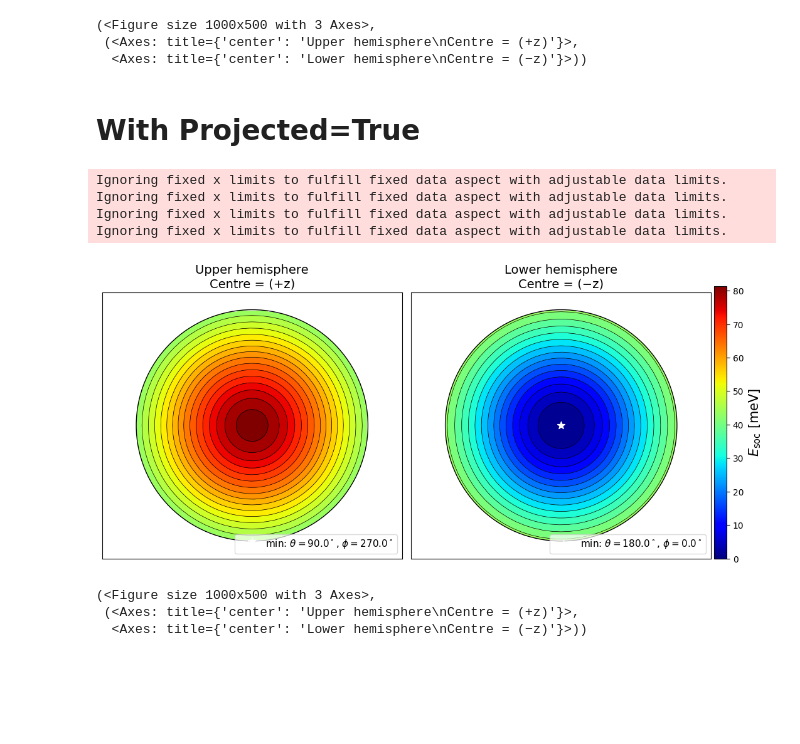
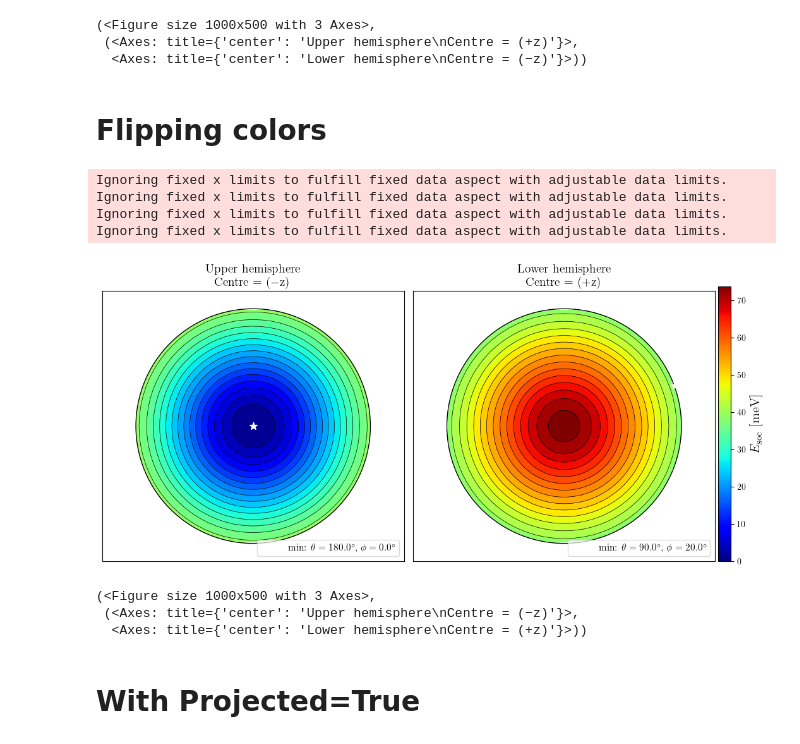
Before and after one commit to RuneEkman/DFT-project-2026, a Jupyter notebook: MnTe2/MnTe2_soc_non_self_cons.ipynb, the cells around one changed output. Cells and saved outputs as stored; diff of their text form; code cells hidden in the pictures; blank space fills up the shorter version.

Commit message:
convergence tests and circleplots

```diff
--- a/MnTe2/MnTe2_soc_non_self_cons.ipynb
+++ b/MnTe2/MnTe2_soc_non_self_cons.ipynb
@@ -69,3 +76,5 @@ Ignoring fixed x limits to fulfill fixed data aspect with adjustable data limits
 (<Figure size 1000x500 with 3 Axes>,
  (<Axes: title={'center': 'Upper hemisphere\nCentre = (+z)'}>,
   <Axes: title={'center': 'Lower hemisphere\nCentre = (−z)'}>))
+# %% [markdown]
+# Flipping colors
@@ -71,0 +453,9 @@ Ignoring fixed x limits to fulfill fixed data aspect with adjustable data limits
+# %%
+# First, load both datasets and find the global minimum
+upper = np.load('SOC_circle_normal.npz') #Upper hemisphere
+lower = np.load('SOC_circle_opposite.npz') #Lower hemisphere
+
+
+global_emin = min(np.min(upper['soc']), np.min(lower['soc']))
+global_emax_mev = max(np.max(upper['soc']) - global_emin,
+                      np.max(lower['soc']) - global_emin) * 1e3
@@ -72,28 +467,36 @@ Ignoring fixed x limits to fulfill fixed data aspect with adjustable data limits
+# %%
+lol_plot_circle_2_subplots(
+        'SOC_circle_opposite.npz',
+    'SOC_circle_normal.npz',
+    name='MnTe2_combined_soc_plots.pdf',
+    global_emin=global_emin,  # or set to a common reference
+    global_emax=global_emax_mev     # or set to a common max for both
+)
+# %% [output]
+Ignoring fixed x limits to fulfill fixed data aspect with adjustable data limits.
+Ignoring fixed x limits to fulfill fixed data aspect with adjustable data limits.
+Ignoring fixed x limits to fulfill fixed data aspect with adjustable data limits.
+Ignoring fixed x limits to fulfill fixed data aspect with adjustable data limits.
+[figure, added]
+(<Figure size 1000x500 with 3 Axes>,
+ (<Axes: title={'center': 'Upper hemisphere\nCentre = (−z)'}>,
+  <Axes: title={'center': 'Lower hemisphere\nCentre = (+z)'}>))
 # %% [markdown]
 # With Projected=True
 # %%
-upper = np.load('SOC_circle_normal_project_True.npz') #Upper hemisphere
-lower = np.load('SOC_circle_opposite_project_True.npz') #Lower hemisphere
+# upper = np.load('SOC_circle_normal_project_True.npz') #Upper hemisphere
+# lower = np.load('SOC_circle_opposite_project_True.npz') #Lower hemisphere
 
-global_emin = min(np.min(upper['soc']), np.min(lower['soc']))
-global_emax_mev = max(np.max(upper['soc']) - global_emin,
-                      np.max(lower['soc']) - global_emin) * 1e3
+# global_emin = min(np.min(upper['soc']), np.min(lower['soc']))
+# global_emax_mev = max(np.max(upper['soc']) - global_emin,
+#                       np.max(lower['soc']) - global_emin) * 1e3
 
 
-circleplots.plot_circle_2_subplots(
-    'SOC_circle_normal_project_True.npz',
-    'SOC_circle_opposite_project_True.npz',
-    name='MnTe2_combined_soc_plots_project_True.pdf',
-    global_emin=global_emin,  # or set to a common reference
-    global_emax=global_emax_mev,     # or set to a common max for both
-    save=False
-)
+# circleplots.plot_circle_2_subplots(
+#     'SOC_circle_normal_project_True.npz',
+#     'SOC_circle_opposite_project_True.npz',
+#     name='MnTe2_combined_soc_plots_project_True.pdf',
+#     global_emin=global_emin,  # or set to a common reference
+#     global_emax=global_emax_mev,     # or set to a common max for both
+#     save=False
+# )
-# %% [output]
-Ignoring fixed x limits to fulfill fixed data aspect with adjustable data limits.
-Ignoring fixed x limits to fulfill fixed data aspect with adjustable data limits.
-Ignoring fixed x limits to fulfill fixed data aspect with adjustable data limits.
-Ignoring fixed x limits to fulfill fixed data aspect with adjustable data limits.
-[figure, removed]
-(<Figure size 1000x500 with 3 Axes>,
- (<Axes: title={'center': 'Upper hemisphere\nCentre = (+z)'}>,
-  <Axes: title={'center': 'Lower hemisphere\nCentre = (−z)'}>))
```
Also changed, not shown: parts of 5 cells of this notebook, 21 other files.
